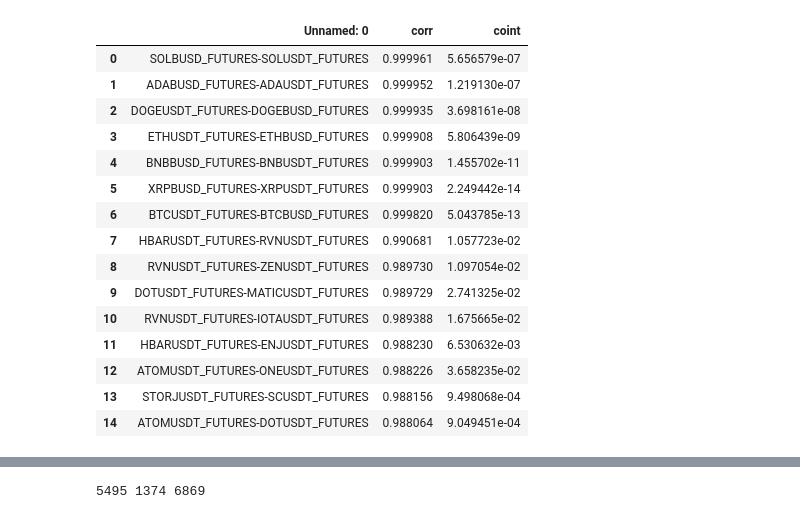
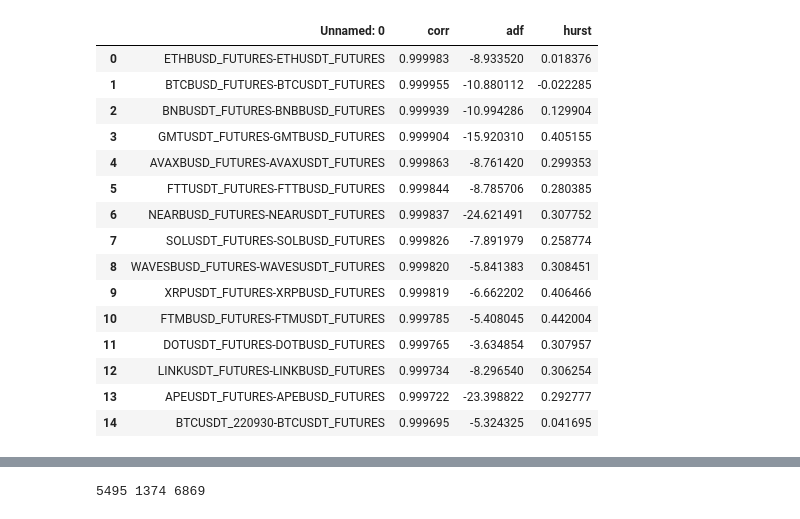
Before and after one commit to mscbr/algo_pairs, a Jupyter notebook: z_score_ver.ipynb, the cells around one changed output, grey strips where cells are left out. Saved outputs shown, nothing was run; the diff lists cells and outputs as text; code cells hidden in the pictures.

```diff
--- a/z_score_ver.ipynb
+++ b/z_score_ver.ipynb
@@ -44,22 +44,22 @@ df_closings.shape
 # %%
-df_top_pairs = pd.read_csv("./processed_data/corr_coint_pairs_temp_2022-06-16T14:53:09.csv")
+df_top_pairs = pd.read_csv("./processed_data/corr_coint_pairs_temp_2022-07-15T13:04:10.csv")
 df_top_pairs.head(15)
 # %% [output]
-|  | Unnamed: 0 | corr | coint |
-| 0 | SOLBUSD_FUTURES-SOLUSDT_FUTURES | 0.999961 | 5.656579e-07 |
-| 1 | ADABUSD_FUTURES-ADAUSDT_FUTURES | 0.999952 | 1.219130e-07 |
-| 2 | DOGEUSDT_FUTURES-DOGEBUSD_FUTURES | 0.999935 | 3.698161e-08 |
-| 3 | ETHUSDT_FUTURES-ETHBUSD_FUTURES | 0.999908 | 5.806439e-09 |
-| 4 | BNBBUSD_FUTURES-BNBUSDT_FUTURES | 0.999903 | 1.455702e-11 |
-| 5 | XRPBUSD_FUTURES-XRPUSDT_FUTURES | 0.999903 | 2.249442e-14 |
-| 6 | BTCUSDT_FUTURES-BTCBUSD_FUTURES | 0.999820 | 5.043785e-13 |
-| 7 | HBARUSDT_FUTURES-RVNUSDT_FUTURES | 0.990681 | 1.057723e-02 |
-| 8 | RVNUSDT_FUTURES-ZENUSDT_FUTURES | 0.989730 | 1.097054e-02 |
-| 9 | DOTUSDT_FUTURES-MATICUSDT_FUTURES | 0.989729 | 2.741325e-02 |
-| 10 | RVNUSDT_FUTURES-IOTAUSDT_FUTURES | 0.989388 | 1.675665e-02 |
-| 11 | HBARUSDT_FUTURES-ENJUSDT_FUTURES | 0.988230 | 6.530632e-03 |
-| 12 | ATOMUSDT_FUTURES-ONEUSDT_FUTURES | 0.988226 | 3.658235e-02 |
-| 13 | STORJUSDT_FUTURES-SCUSDT_FUTURES | 0.988156 | 9.498068e-04 |
-| 14 | ATOMUSDT_FUTURES-DOTUSDT_FUTURES | 0.988064 | 9.049451e-04 |
+|  | Unnamed: 0 | corr | adf | hurst |
+| 0 | ETHBUSD_FUTURES-ETHUSDT_FUTURES | 0.999983 | -8.933520 | 0.018376 |
+| 1 | BTCBUSD_FUTURES-BTCUSDT_FUTURES | 0.999955 | -10.880112 | -0.022285 |
+| 2 | BNBUSDT_FUTURES-BNBBUSD_FUTURES | 0.999939 | -10.994286 | 0.129904 |
+| 3 | GMTUSDT_FUTURES-GMTBUSD_FUTURES | 0.999904 | -15.920310 | 0.405155 |
+| 4 | AVAXBUSD_FUTURES-AVAXUSDT_FUTURES | 0.999863 | -8.761420 | 0.299353 |
+| 5 | FTTUSDT_FUTURES-FTTBUSD_FUTURES | 0.999844 | -8.785706 | 0.280385 |
+| 6 | NEARBUSD_FUTURES-NEARUSDT_FUTURES | 0.999837 | -24.621491 | 0.307752 |
+| 7 | SOLUSDT_FUTURES-SOLBUSD_FUTURES | 0.999826 | -7.891979 | 0.258774 |
+| 8 | WAVESBUSD_FUTURES-WAVESUSDT_FUTURES | 0.999820 | -5.841383 | 0.308451 |
+| 9 | XRPUSDT_FUTURES-XRPBUSD_FUTURES | 0.999819 | -6.662202 | 0.406466 |
+| 10 | FTMBUSD_FUTURES-FTMUSDT_FUTURES | 0.999785 | -5.408045 | 0.442004 |
+| 11 | DOTUSDT_FUTURES-DOTBUSD_FUTURES | 0.999765 | -3.634854 | 0.307957 |
+| 12 | LINKUSDT_FUTURES-LINKBUSD_FUTURES | 0.999734 | -8.296540 | 0.306254 |
+| 13 | APEUSDT_FUTURES-APEBUSD_FUTURES | 0.999722 | -23.398822 | 0.292777 |
+| 14 | BTCUSDT_220930-BTCUSDT_FUTURES | 0.999695 | -5.324325 | 0.041695 |
 # %%
 # final pair to test strategy
```
Also changed, not shown: parts of 15 cells of this notebook, 1 other file.
